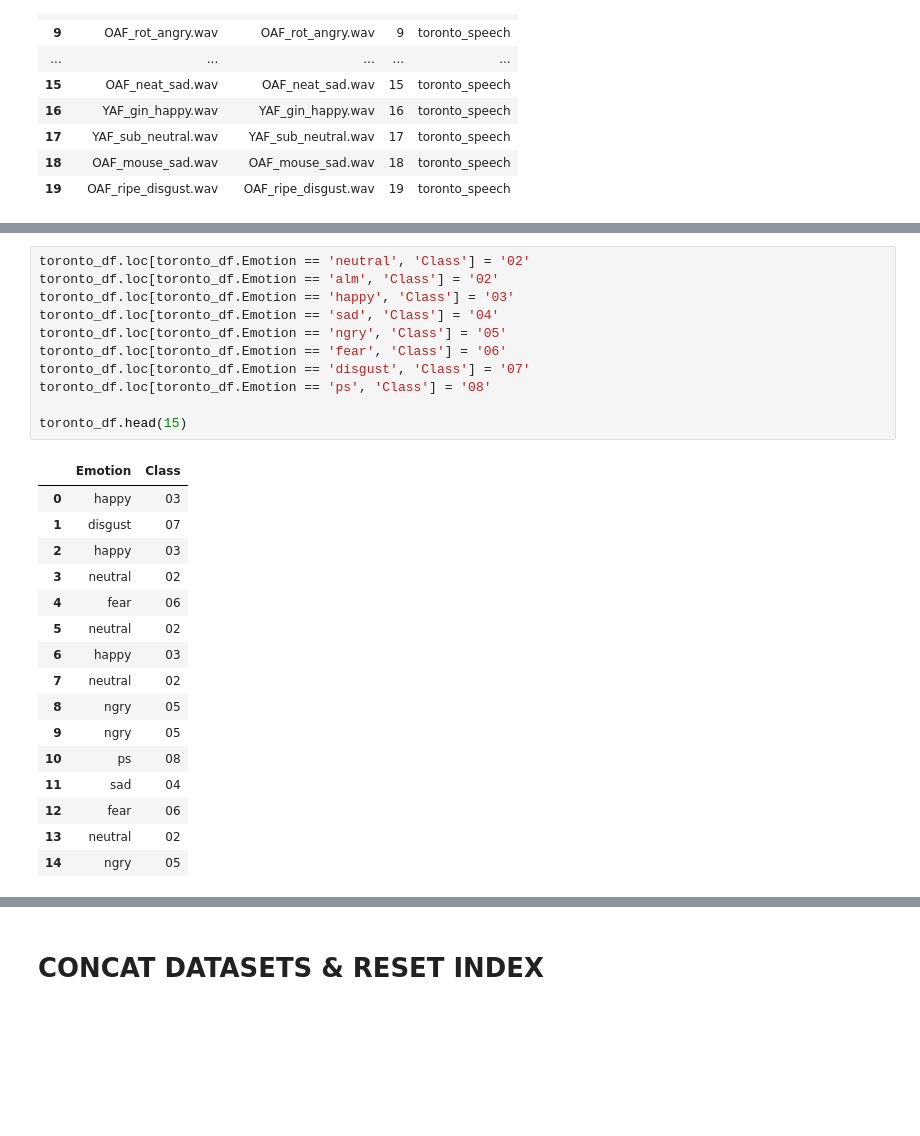
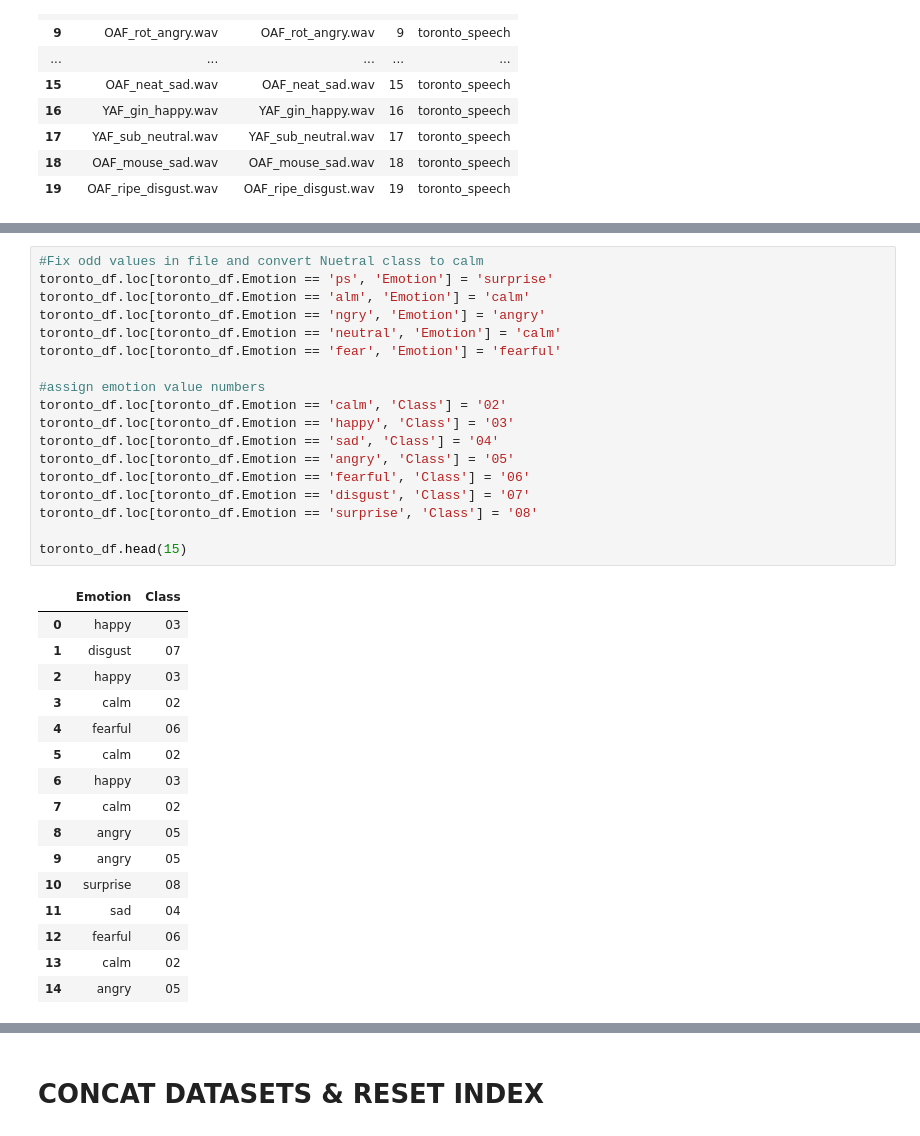
Before and after one commit to timsamson/audible_emotion_recognition, a Jupyter notebook: data_prep/data_prep.ipynb, the cells around one changed output, grey strips where cells are left out. Saved outputs shown, nothing was run; the diff lists cells and outputs as text; blank space fills up the shorter version.

```diff
--- a/model/dataprep.ipynb
+++ b/data_prep/data_prep.ipynb
@@ -199,31 +199,38 @@ toronto_df
 # %%
-toronto_df.loc[toronto_df.Emotion == 'neutral', 'Class'] = '02'
-toronto_df.loc[toronto_df.Emotion == 'alm', 'Class'] = '02'
+#Fix odd values in file and convert Nuetral class to calm
+toronto_df.loc[toronto_df.Emotion == 'ps', 'Emotion'] = 'surprise'
+toronto_df.loc[toronto_df.Emotion == 'alm', 'Emotion'] = 'calm'
+toronto_df.loc[toronto_df.Emotion == 'ngry', 'Emotion'] = 'angry'
+toronto_df.loc[toronto_df.Emotion == 'neutral', 'Emotion'] = 'calm'
+toronto_df.loc[toronto_df.Emotion == 'fear', 'Emotion'] = 'fearful'
+
+#assign emotion value numbers
+toronto_df.loc[toronto_df.Emotion == 'calm', 'Class'] = '02'
 toronto_df.loc[toronto_df.Emotion == 'happy', 'Class'] = '03'
 toronto_df.loc[toronto_df.Emotion == 'sad', 'Class'] = '04'
-toronto_df.loc[toronto_df.Emotion == 'ngry', 'Class'] = '05'
-toronto_df.loc[toronto_df.Emotion == 'fear', 'Class'] = '06'
+toronto_df.loc[toronto_df.Emotion == 'angry', 'Class'] = '05'
+toronto_df.loc[toronto_df.Emotion == 'fearful', 'Class'] = '06'
 toronto_df.loc[toronto_df.Emotion == 'disgust', 'Class'] = '07'
-toronto_df.loc[toronto_df.Emotion == 'ps', 'Class'] = '08'
+toronto_df.loc[toronto_df.Emotion == 'surprise', 'Class'] = '08'
 
 toronto_df.head(15)
 # %% [output]
 |  | Emotion | Class |
 | 0 | happy | 03 |
 | 1 | disgust | 07 |
 | 2 | happy | 03 |
-| 3 | neutral | 02 |
-| 4 | fear | 06 |
-| 5 | neutral | 02 |
+| 3 | calm | 02 |
+| 4 | fearful | 06 |
+| 5 | calm | 02 |
 | 6 | happy | 03 |
-| 7 | neutral | 02 |
-| 8 | ngry | 05 |
-| 9 | ngry | 05 |
-| 10 | ps | 08 |
+| 7 | calm | 02 |
+| 8 | angry | 05 |
+| 9 | angry | 05 |
+| 10 | surprise | 08 |
 | 11 | sad | 04 |
-| 12 | fear | 06 |
-| 13 | neutral | 02 |
-| 14 | ngry | 05 |
+| 12 | fearful | 06 |
+| 13 | calm | 02 |
+| 14 | angry | 05 |
 # %%
 #merge data frame and export CSV
 t_pre_merged_df = t_file_name_df.join(toronto_df, how='outer')
```
Also changed, not shown: parts of 21 cells of this notebook, 6 other files.
